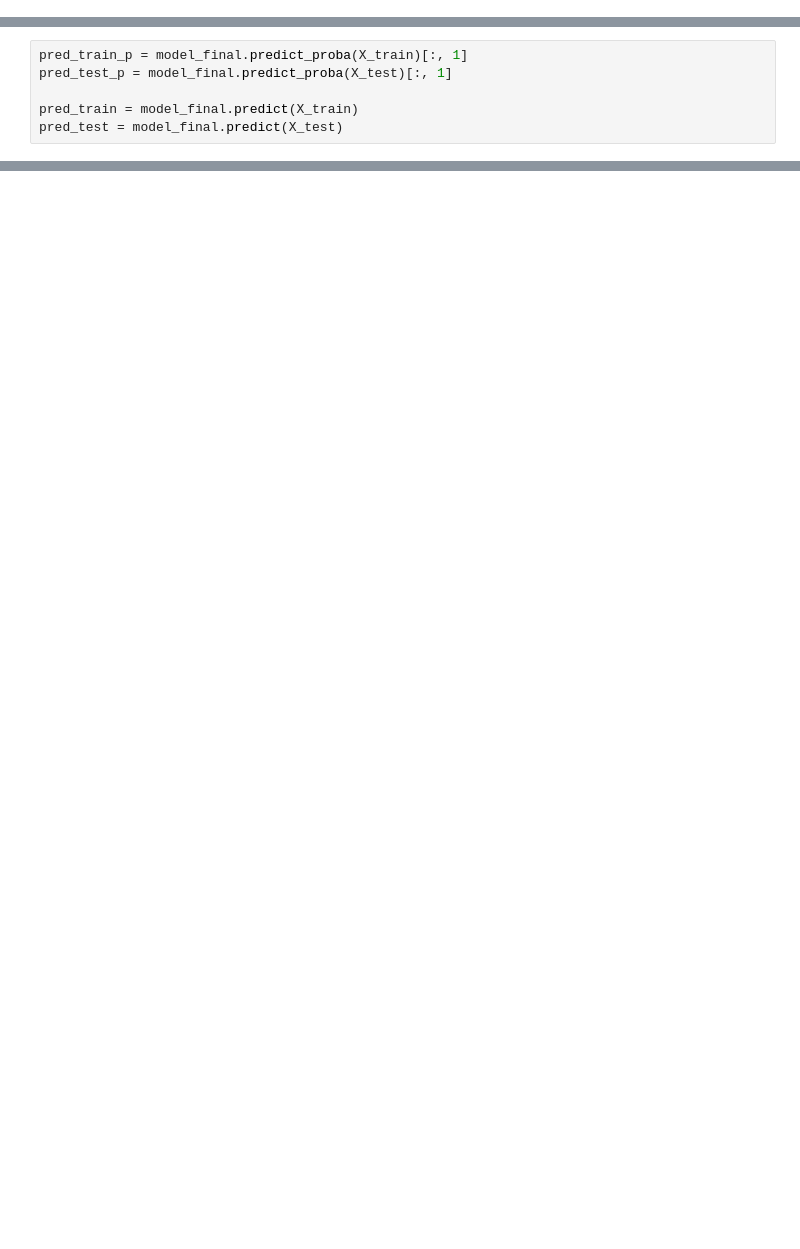
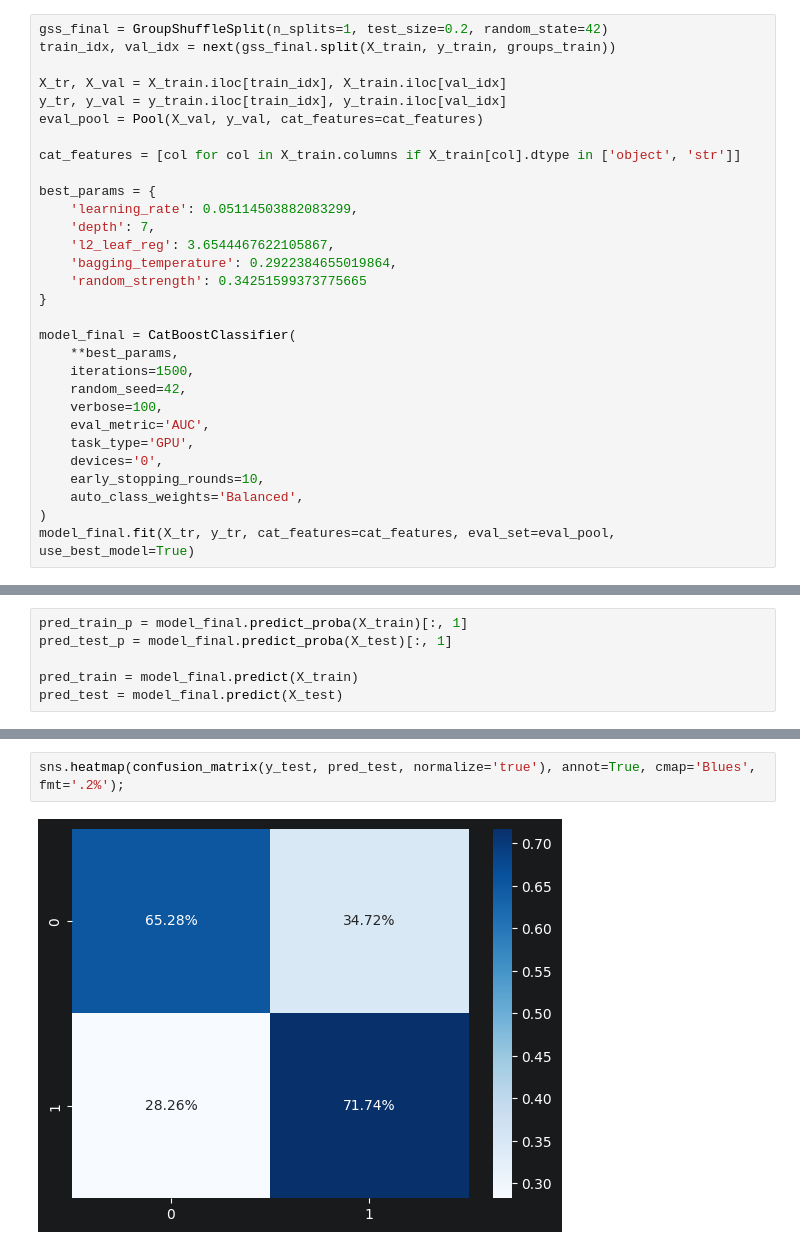
Before and after one commit to ianu717/traffic_monitoring_ml, a Jupyter notebook: notebook/03_modeling.ipynb, the cells around one changed output, grey strips where cells are left out. Drawn from its saved outputs; the diff is of its cells as text; blank space fills up the shorter version.

```diff
--- a/notebook/03_modeling.ipynb
+++ b/notebook/03_modeling.ipynb
@@ -276,0 +325,30 @@ CatBoostClassifier(auto_class_weights='Balanced', bagging_temperature=0.43194501
+# %%
+gss_final = GroupShuffleSplit(n_splits=1, test_size=0.2, random_state=42)
+train_idx, val_idx = next(gss_final.split(X_train, y_train, groups_train))
+
+X_tr, X_val = X_train.iloc[train_idx], X_train.iloc[val_idx]
+y_tr, y_val = y_train.iloc[train_idx], y_train.iloc[val_idx]
+eval_pool = Pool(X_val, y_val, cat_features=cat_features)
+
+cat_features = [col for col in X_train.columns if X_train[col].dtype in ['object', 'str']]
+
+best_params = {
+    'learning_rate': 0.05114503882083299,
+    'depth': 7,
+    'l2_leaf_reg': 3.6544467622105867,
+    'bagging_temperature': 0.2922384655019864,
+    'random_strength': 0.34251599373775665
+}
+
+model_final = CatBoostClassifier(
+    **best_params,
+    iterations=1500,
+    random_seed=42,
+    verbose=100,
+    eval_metric='AUC',
+    task_type='GPU',
+    devices='0',
+    early_stopping_rounds=10,
+    auto_class_weights='Balanced',
+)
+model_final.fit(X_tr, y_tr, cat_features=cat_features, eval_set=eval_pool, use_best_model=True)
@@ -303,0 +408,4 @@ weighted avg       0.79      0.67      0.70    128070
+# %%
+sns.heatmap(confusion_matrix(y_test, pred_test, normalize='true'), annot=True, cmap='Blues', fmt='.2%');
+# %% [output]
+[figure, added]
```
Also changed, not shown: parts of 25 cells of this notebook, 5 other files.
